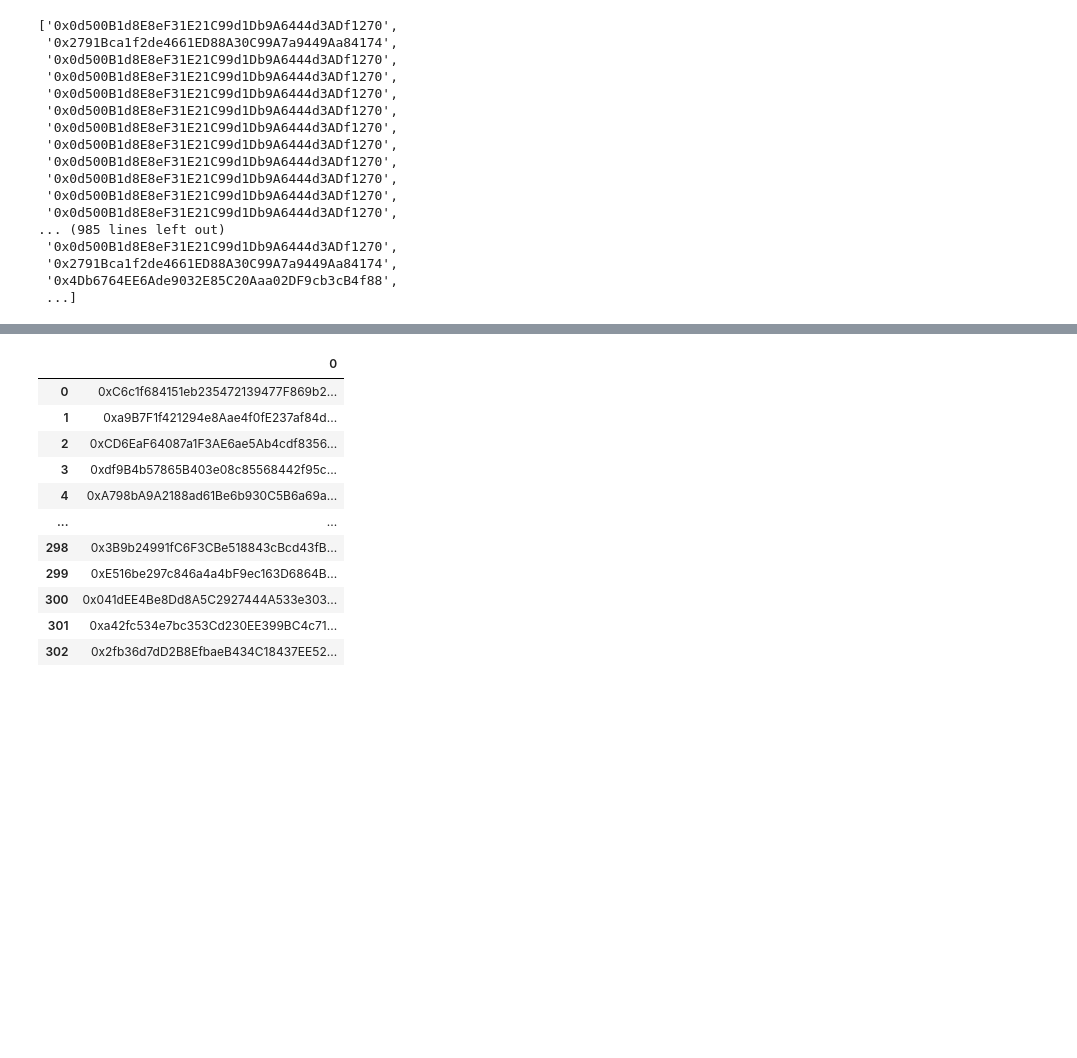
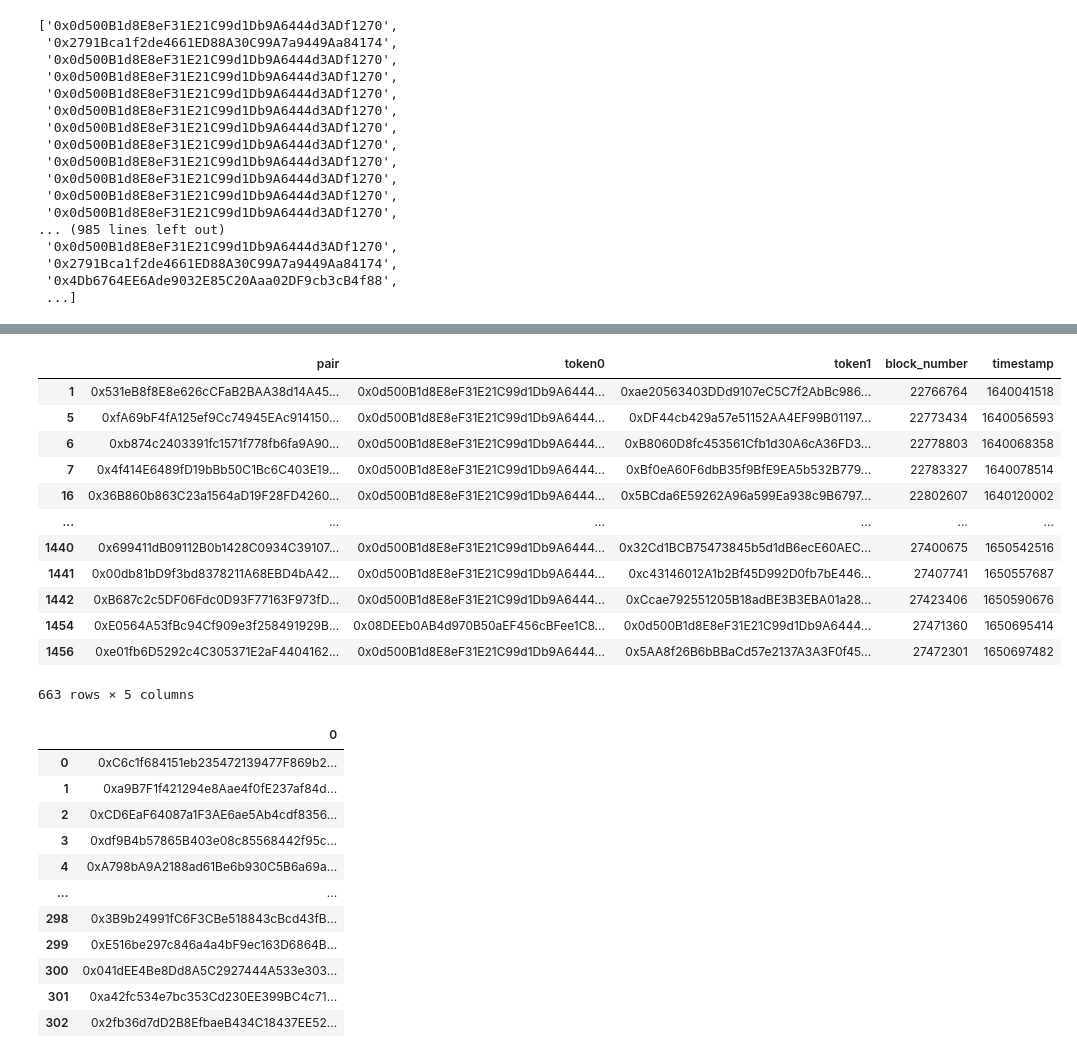
Before and after one commit to ydchen17/scam-token-detection, a Jupyter notebook: feature engineering/construct_datasets.ipynb, the cells around one changed output, grey strips where cells are left out. Drawn from its saved outputs; the diff is of its cells as text; code cells hidden in the pictures; blank space fills up the shorter version.

```diff
--- a/ML.ipynb
+++ b/feature engineering/construct_datasets.ipynb
@@ -103,3 +104,19 @@ FileNotFoundError: [Errno 2] No such file or directory: './data/sushiswap/transf
+# %%
+pools
+# %% [output]
+|  | pair | token0 | token1 | block_number | timestamp |
+| 1 | 0x531eB8f8E8e626cCFaB2BAA38d14A45... | 0x0d500B1d8E8eF31E21C99d1Db9A6444... | 0xae20563403DDd9107eC5C7f2AbBc986... | 22766764 | 1640041518 |
+| 5 | 0xfA69bF4fA125ef9Cc74945EAc914150... | 0x0d500B1d8E8eF31E21C99d1Db9A6444... | 0xDF44cb429a57e51152AA4EF99B01197... | 22773434 | 1640056593 |
+| 6 | 0xb874c2403391fc1571f778fb6fa9A90... | 0x0d500B1d8E8eF31E21C99d1Db9A6444... | 0xB8060D8fc453561Cfb1d30A6cA36FD3... | 22778803 | 1640068358 |
+| 7 | 0x4f414E6489fD19bBb50C1Bc6C403E19... | 0x0d500B1d8E8eF31E21C99d1Db9A6444... | 0xBf0eA60F6dbB35f9BfE9EA5b532B779... | 22783327 | 1640078514 |
+| 16 | 0x36B860b863C23a1564aD19F28FD4260... | 0x0d500B1d8E8eF31E21C99d1Db9A6444... | 0x5BCda6E59262A96a599Ea938c9B6797... | 22802607 | 1640120002 |
+| ... | ... | ... | ... | ... | ... |
+| 1440 | 0x699411dB09112B0b1428C0934C39107... | 0x0d500B1d8E8eF31E21C99d1Db9A6444... | 0x32Cd1BCB75473845b5d1dB6ecE60AEC... | 27400675 | 1650542516 |
+| 1441 | 0x00db81bD9f3bd8378211A68EBD4bA42... | 0x0d500B1d8E8eF31E21C99d1Db9A6444... | 0xc43146012A1b2Bf45D992D0fb7bE446... | 27407741 | 1650557687 |
+| 1442 | 0xB687c2c5DF06Fdc0D93F77163F973fD... | 0x0d500B1d8E8eF31E21C99d1Db9A6444... | 0xCcae792551205B18adBE3B3EBA01a28... | 27423406 | 1650590676 |
+| 1454 | 0xE0564A53fBc94Cf909e3f258491929B... | 0x08DEEb0AB4d970B50aEF456cBFee1C8... | 0x0d500B1d8E8eF31E21C99d1Db9A6444... | 27471360 | 1650695414 |
+| 1456 | 0xe01fb6D5292c4C305371E2aF4404162... | 0x0d500B1d8E8eF31E21C99d1Db9A6444... | 0x5AA8f26B6bBBaCd57e2137A3A3F0f45... | 27472301 | 1650697482 |
+663 rows × 5 columns
 # %%
 tokens
 # %% [output]
```
Also changed, not shown: parts of 6 cells of this notebook, 20 other files.
